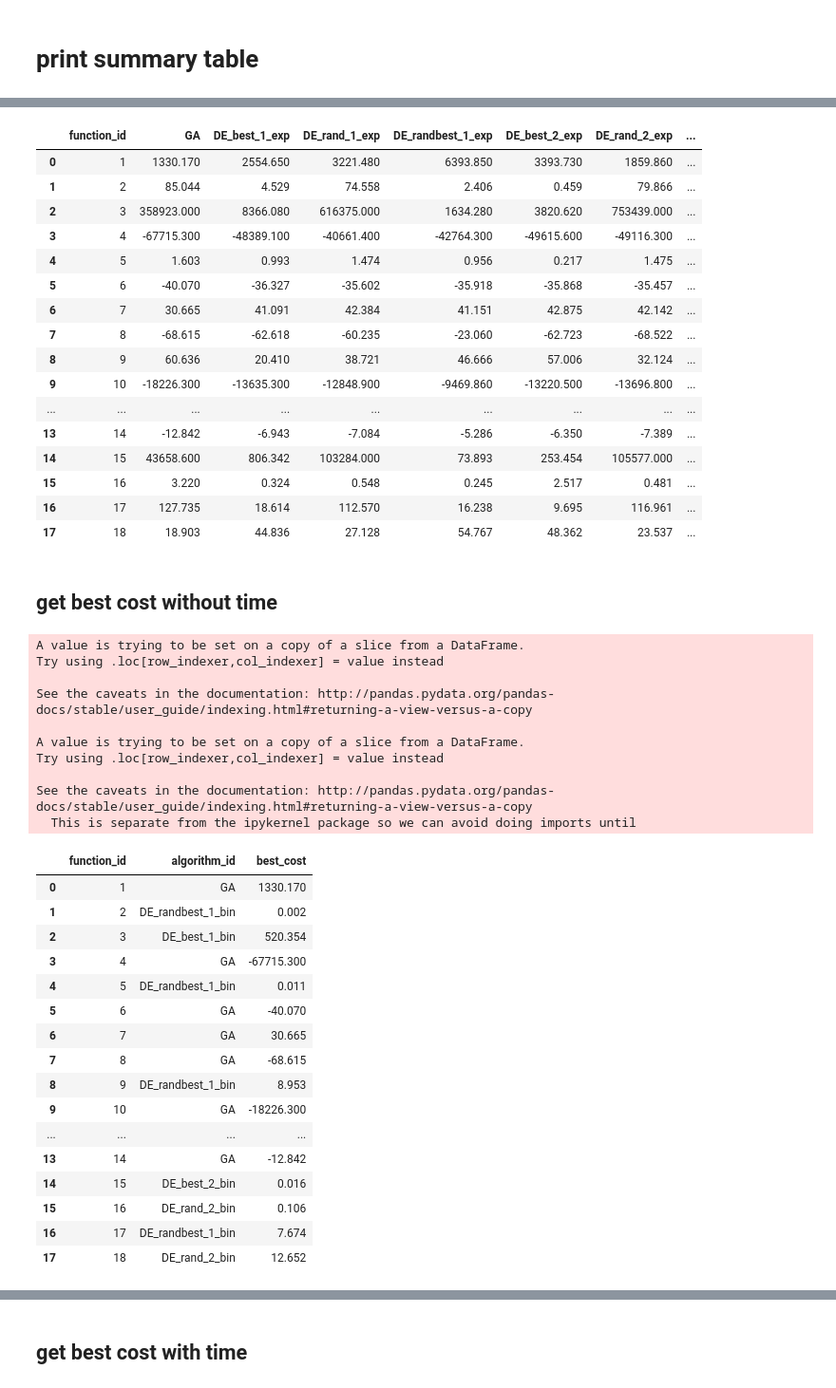
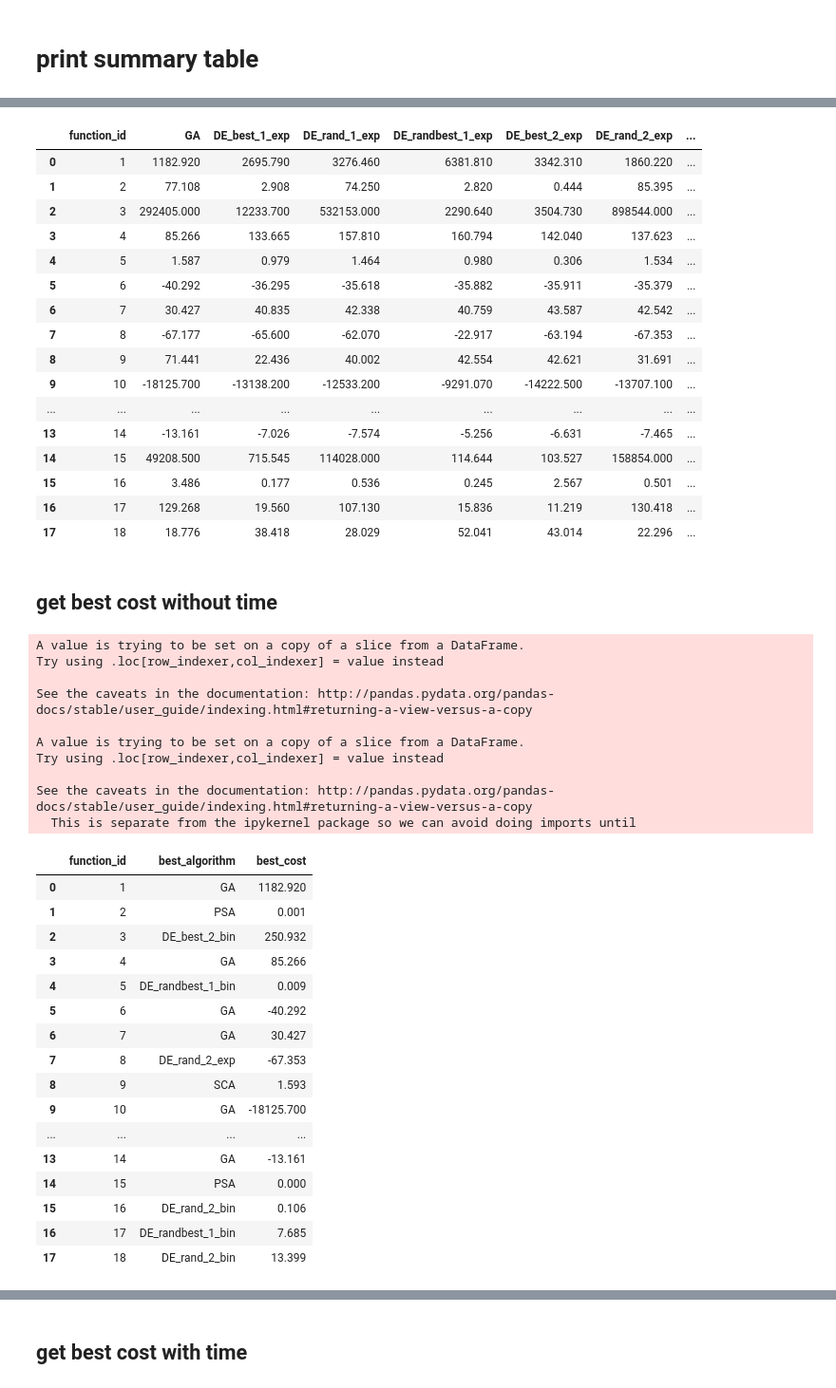
Before and after one commit to tonychao/cs471-project, a Jupyter notebook: python/01_run_experiments_.ipynb, the cells around one changed output, grey strips where cells are left out. Shown at 95% size. Saved outputs shown, nothing was run; the diff lists cells and outputs as text; code cells hidden in the pictures.

Commit message:
sine cosine algorithm implemented, maybe need some calibration

```diff
--- a/python/01_run_experiments_.ipynb
+++ b/python/01_run_experiments_.ipynb
@@ -363,7 +369,7 @@ df
 # %% [markdown]
 # Read solution.csv, generate plot and latex report
 # %%
-df=pd.read_csv("../out/optimization - linux 1 cpu/"+'solutions.csv',index_col=False)
+df=pd.read_csv("../out/optimization/"+'solutions.csv',index_col=False)
 df.sort_values(by=['algorithm_id', 'function_id'], inplace = True)
 
 
@@ -520,6 +526,8 @@ def print_latex_function(function_id):
     print("Best Algorithm: \\\\")
     print("\\textbf{%s}, Cost (mean): %f\\\\"%(min_latex, x1))
 
+    # save the good algorithms after the hypothesis testing
+    good_alg = []
     # compare everyone with the best
     already_printed=False
     for index, row in df_fx.iterrows():
@@ -546,6 +554,9 @@ def print_latex_function(function_id):
                 print("\\textbf{%s}, Cost (mean): %f"%(current_latex, x2))
                 print(" P value: %f   "%p)
                 print("\\textbf{the cost of %s is equal to the cost of %s}.\\\\"%(current_latex, min_latex))
+                good_alg.append(row["algorithm"])
+
+    return good_alg
 
 print_latex_function(8)
 # %% [output]
@@ -570,8 +582,9 @@ print_latex_function(8)
 ## Print latex
 # %%
 function_list = df_s["function_id"].unique()
+good_algs = []
 for i in function_list:
-    print_latex_function(i)
+    good_algs.append(print_latex_function(i))
 # %% [output]
 \subsection{Function 1: Schwefel}
 
@@ -672,54 +715,54 @@ print(df_result.to_latex(index=False))
 df_result
 # %% [output]
 |  | function_id | GA | DE_best_1_exp | DE_rand_1_exp | DE_randbest_1_exp | DE_best_2_exp | DE_rand_2_exp | ... |
-| 0 | 1 | 1330.170 | 2554.650 | 3221.480 | 6393.850 | 3393.730 | 1859.860 | ... |
-| 1 | 2 | 85.044 | 4.529 | 74.558 | 2.406 | 0.459 | 79.866 | ... |
-| 2 | 3 | 358923.000 | 8366.080 | 616375.000 | 1634.280 | 3820.620 | 753439.000 | ... |
-| 3 | 4 | -67715.300 | -48389.100 | -40661.400 | -42764.300 | -49615.600 | -49116.300 | ... |
-| 4 | 5 | 1.603 | 0.993 | 1.474 | 0.956 | 0.217 | 1.475 | ... |
-| 5 | 6 | -40.070 | -36.327 | -35.602 | -35.918 | -35.868 | -35.457 | ... |
-| 6 | 7 | 30.665 | 41.091 | 42.384 | 41.151 | 42.875 | 42.142 | ... |
-| 7 | 8 | -68.615 | -62.618 | -60.235 | -23.060 | -62.723 | -68.522 | ... |
-| 8 | 9 | 60.636 | 20.410 | 38.721 | 46.666 | 57.006 | 32.124 | ... |
-| 9 | 10 | -18226.300 | -13635.300 | -12848.900 | -9469.860 | -13220.500 | -13696.800 | ... |
+| 0 | 1 | 1182.920 | 2695.790 | 3276.460 | 6381.810 | 3342.310 | 1860.220 | ... |
+| 1 | 2 | 77.108 | 2.908 | 74.250 | 2.820 | 0.444 | 85.395 | ... |
+| 2 | 3 | 292405.000 | 12233.700 | 532153.000 | 2290.640 | 3504.730 | 898544.000 | ... |
+| 3 | 4 | 85.266 | 133.665 | 157.810 | 160.794 | 142.040 | 137.623 | ... |
+| 4 | 5 | 1.587 | 0.979 | 1.464 | 0.980 | 0.306 | 1.534 | ... |
+| 5 | 6 | -40.292 | -36.295 | -35.618 | -35.882 | -35.911 | -35.379 | ... |
+| 6 | 7 | 30.427 | 40.835 | 42.338 | 40.759 | 43.587 | 42.542 | ... |
+| 7 | 8 | -67.177 | -65.600 | -62.070 | -22.917 | -63.194 | -67.353 | ... |
+| 8 | 9 | 71.441 | 22.436 | 40.002 | 42.554 | 42.621 | 31.691 | ... |
+| 9 | 10 | -18125.700 | -13138.200 | -12533.200 | -9291.070 | -14222.500 | -13707.100 | ... |
 | ... | ... | ... | ... | ... | ... | ... | ... | ... |
-| 13 | 14 | -12.842 | -6.943 | -7.084 | -5.286 | -6.350 | -7.389 | ... |
-| 14 | 15 | 43658.600 | 806.342 | 103284.000 | 73.893 | 253.454 | 105577.000 | ... |
-| 15 | 16 | 3.220 | 0.324 | 0.548 | 0.245 | 2.517 | 0.481 | ... |
-| 16 | 17 | 127.735 | 18.614 | 112.570 | 16.238 | 9.695 | 116.961 | ... |
-| 17 | 18 | 18.903 | 44.836 | 27.128 | 54.767 | 48.362 | 23.537 | ... |
+| 13 | 14 | -13.161 | -7.026 | -7.574 | -5.256 | -6.631 | -7.465 | ... |
+| 14 | 15 | 49208.500 | 715.545 | 114028.000 | 114.644 | 103.527 | 158854.000 | ... |
+| 15 | 16 | 3.486 | 0.177 | 0.536 | 0.245 | 2.567 | 0.501 | ... |
+| 16 | 17 | 129.268 | 19.560 | 107.130 | 15.836 | 11.219 | 130.418 | ... |
+| 17 | 18 | 18.776 | 38.418 | 28.029 | 52.041 | 43.014 | 22.296 | ... |
 # %% [markdown]
 ## get best cost without time
 # %%
 df_best = df_result[["function_id"]]
-df_best["algorithm_id"] = df_result.drop(columns=["function_id"]).idxmin(axis=1)
+df_best["best_algorithm"] = df_result.drop(columns=["function_id"]).idxmin(axis=1)
 df_best["best_cost"] = df_result.drop(columns=["function_id"]).min(axis=1)
 df_best
 # %% [output]
 A value is trying to be set on a copy of a slice from a DataFrame.
 Try using .loc[row_indexer,col_indexer] = value instead
 
 See the caveats in the documentation: http://pandas.pydata.org/pandas-docs/stable/user_guide/indexing.html#returning-a-view-versus-a-copy
 
 A value is trying to be set on a copy of a slice from a DataFrame.
 Try using .loc[row_indexer,col_indexer] = value instead
 
 See the caveats in the documentation: http://pandas.pydata.org/pandas-docs/stable/user_guide/indexing.html#returning-a-view-versus-a-copy
   This is separate from the ipykernel package so we can avoid doing imports until
-|  | function_id | algorithm_id | best_cost |
-| 0 | 1 | GA | 1330.170 |
-| 1 | 2 | DE_randbest_1_bin | 0.002 |
-| 2 | 3 | DE_best_1_bin | 520.354 |
-| 3 | 4 | GA | -67715.300 |
-| 4 | 5 | DE_randbest_1_bin | 0.011 |
-| 5 | 6 | GA | -40.070 |
-| 6 | 7 | GA | 30.665 |
-| 7 | 8 | GA | -68.615 |
-| 8 | 9 | DE_randbest_1_bin | 8.953 |
-| 9 | 10 | GA | -18226.300 |
+|  | function_id | best_algorithm | best_cost |
+| 0 | 1 | GA | 1182.920 |
+| 1 | 2 | PSA | 0.001 |
+| 2 | 3 | DE_best_2_bin | 250.932 |
+| 3 | 4 | GA | 85.266 |
+| 4 | 5 | DE_randbest_1_bin | 0.009 |
+| 5 | 6 | GA | -40.292 |
+| 6 | 7 | GA | 30.427 |
+| 7 | 8 | DE_rand_2_exp | -67.353 |
+| 8 | 9 | SCA | 1.593 |
+| 9 | 10 | GA | -18125.700 |
 | ... | ... | ... | ... |
-| 13 | 14 | GA | -12.842 |
-| 14 | 15 | DE_best_2_bin | 0.016 |
+| 13 | 14 | GA | -13.161 |
+| 14 | 15 | PSA | 0.000 |
 | 15 | 16 | DE_rand_2_bin | 0.106 |
-| 16 | 17 | DE_randbest_1_bin | 7.674 |
-| 17 | 18 | DE_rand_2_bin | 12.652 |
+| 16 | 17 | DE_randbest_1_bin | 7.685 |
+| 17 | 18 | DE_rand_2_bin | 13.399 |
```
Also changed, not shown: parts of 15 cells of this notebook, 45 other files.
